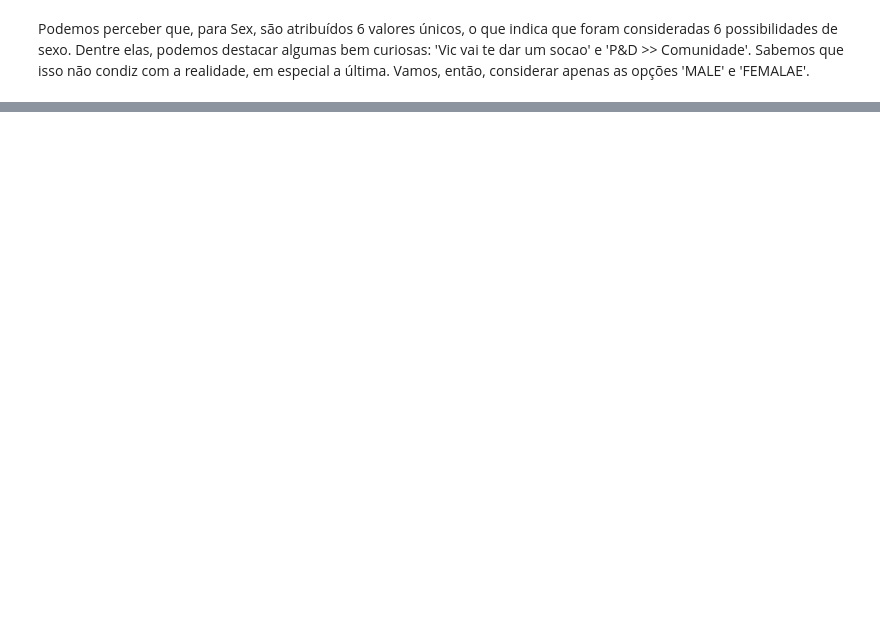
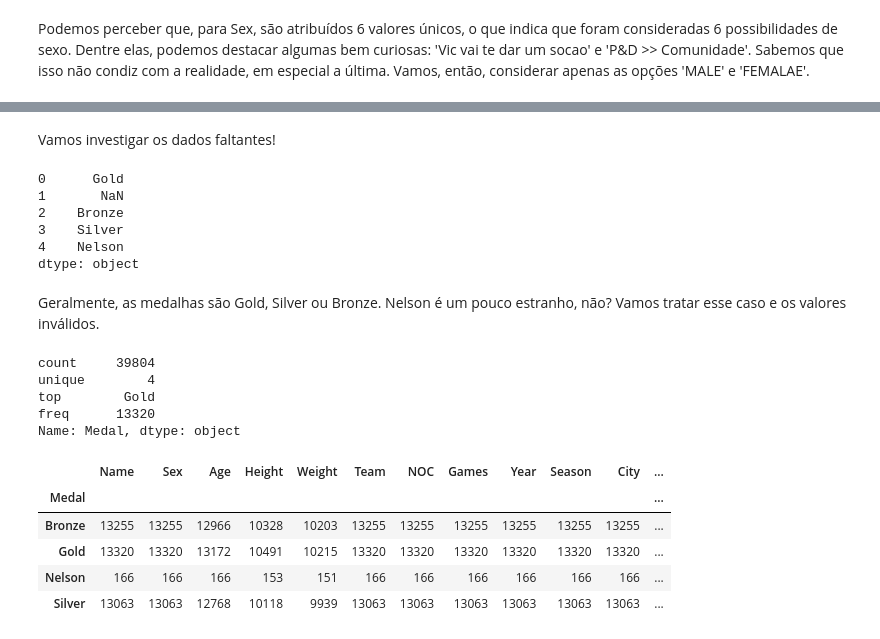
Before and after one commit to kauafillipe/Projeto-1---Turing-Academy, a Jupyter notebook: Projeto.ipynb, the cells around one changed output, grey strips where cells are left out. Saved outputs shown, nothing was run; the diff lists cells and outputs as text; code cells hidden in the pictures; blank space fills up the shorter version.

```diff
--- a/Projeto.ipynb
+++ b/Projeto.ipynb
@@ -59,0 +176,30 @@ Vamos, então, considerar apenas as opções 'MALE' e 'FEMALAE'.
+# %% [markdown]
+Vamos investigar os dados faltantes!
+# %%
+print(pd.Series(df["Medal"].unique()), end = "\n\n")
+# %% [output]
+0      Gold
+1       NaN
+2    Bronze
+3    Silver
+4    Nelson
+dtype: object
+# %% [markdown]
+Geralmente, as medalhas são Gold, Silver ou Bronze. Nelson é um pouco estranho, não? Vamos tratar esse caso e os valores inválidos.
+# %%
+df["Medal"].describe()
+# %% [output]
+count     39804
+unique        4
+top        Gold
+freq      13320
+Name: Medal, dtype: object
+# %%
+df.groupby("Medal").count()
+# %% [output]
+|  | Name | Sex | Age | Height | Weight | Team | NOC | Games | Year | Season | City | ... |
+| Medal |  |  |  |  |  |  |  |  |  |  |  | ... |
+| Bronze | 13255 | 13255 | 12966 | 10328 | 10203 | 13255 | 13255 | 13255 | 13255 | 13255 | 13255 | ... |
+| Gold | 13320 | 13320 | 13172 | 10491 | 10215 | 13320 | 13320 | 13320 | 13320 | 13320 | 13320 | ... |
+| Nelson | 166 | 166 | 166 | 153 | 151 | 166 | 166 | 166 | 166 | 166 | 166 | ... |
+| Silver | 13063 | 13063 | 12768 | 10118 | 9939 | 13063 | 13063 | 13063 | 13063 | 13063 | 13063 | ... |
```
Also changed, not shown: parts of 43 cells of this notebook, 1 other file.
